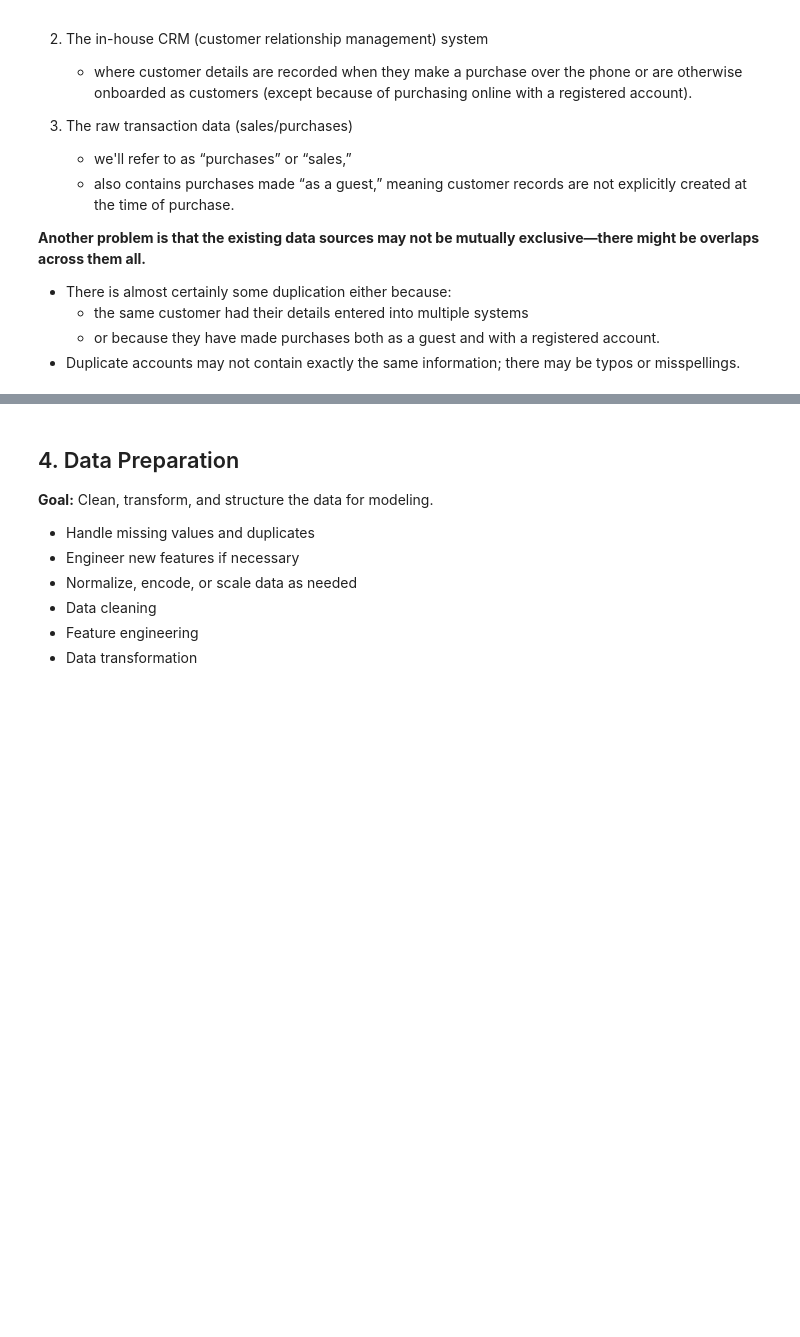
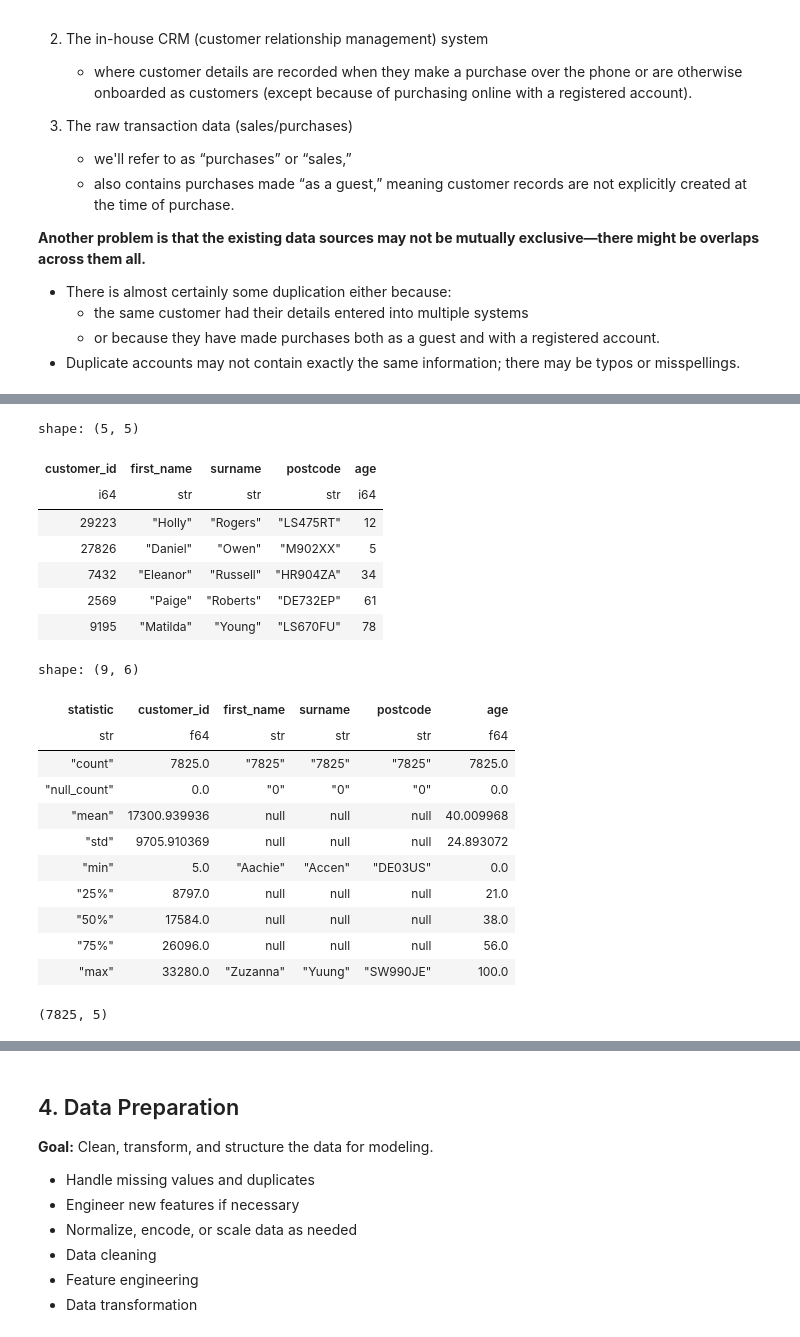
Before and after one commit to chrispaynes/OSDSC-Portfolio, a Jupyter notebook: analytics/customer_identification/main.ipynb, the cells around one changed output, grey strips where cells are left out. Drawn from its saved outputs; the diff is of its cells as text; code cells hidden in the pictures; blank space fills up the shorter version.

```diff
--- a/analytics/customer_identification/main.ipynb
+++ b/analytics/customer_identification/main.ipynb
@@ -68,0 +127,26 @@ However, before they do any serious analysis, they need to be able to count thei
+# %%
+display(crm_eda_df.head())
+display(crm_eda_df.describe())
+display(crm_eda_df.shape)
+# %% [output]
+shape: (5, 5)
+| customer_id | first_name | surname | postcode | age |
+| i64 | str | str | str | i64 |
+| 29223 | "Holly" | "Rogers" | "LS475RT" | 12 |
+| 27826 | "Daniel" | "Owen" | "M902XX" | 5 |
+| 7432 | "Eleanor" | "Russell" | "HR904ZA" | 34 |
+| 2569 | "Paige" | "Roberts" | "DE732EP" | 61 |
+| 9195 | "Matilda" | "Young" | "LS670FU" | 78 |
+shape: (9, 6)
+| statistic | customer_id | first_name | surname | postcode | age |
+| str | f64 | str | str | str | f64 |
+| "count" | 7825.0 | "7825" | "7825" | "7825" | 7825.0 |
+| "null_count" | 0.0 | "0" | "0" | "0" | 0.0 |
+| "mean" | 17300.939936 | null | null | null | 40.009968 |
+| "std" | 9705.910369 | null | null | null | 24.893072 |
+| "min" | 5.0 | "Aachie" | "Accen" | "DE03US" | 0.0 |
+| "25%" | 8797.0 | null | null | null | 21.0 |
+| "50%" | 17584.0 | null | null | null | 38.0 |
+| "75%" | 26096.0 | null | null | null | 56.0 |
+| "max" | 33280.0 | "Zuzanna" | "Yuung" | "SW990JE" | 100.0 |
+(7825, 5)
```
Also changed, not shown: parts of 17 cells of this notebook.
